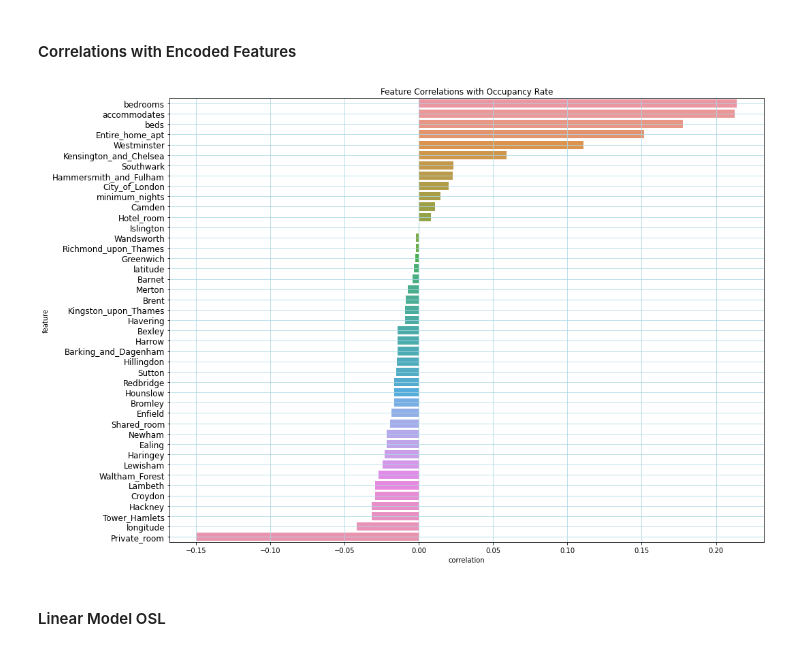
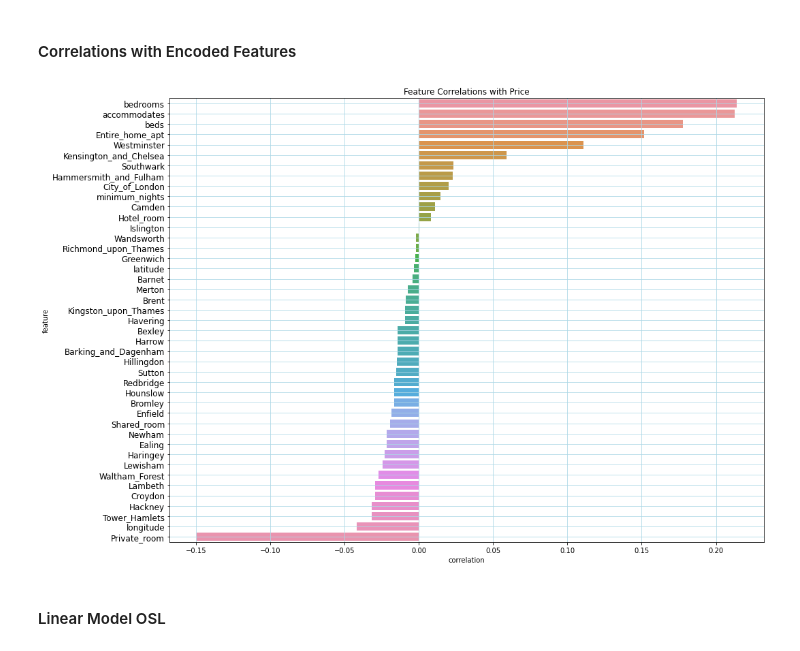
Before and after one commit to rreinhaus/airbnb_advice, a Jupyter notebook: notebooks/data_loading.ipynb, the cells around one changed output. Saved outputs shown, nothing was run; the diff lists cells and outputs as text; code cells hidden in the pictures.

```diff
--- a/notebooks/data_loading.ipynb
+++ b/notebooks/data_loading.ipynb
@@ -273,17 +269,17 @@ df_reg.head(5)
 # %%
 or_corr = pd.DataFrame(df_reg.corrwith(df_reg['price']).sort_values(ascending=False)).reset_index()
 or_corr.columns = ['feature', 'correlation'] # rename columns
 or_corr.drop(or_corr[or_corr['feature']=='price'].index,inplace=True)
 
 plt.figure(figsize=(15,10))
 sns.barplot(data=or_corr,x='correlation',y='feature')
-plt.title('Feature Correlations with Occupancy Rate', size=12)
+plt.title('Feature Correlations with Price', size=12)
 plt.yticks(size=12)
 plt.grid(color='lightblue')
 plt.tight_layout()
 plt.show()
 # %% [output]
-[figure, old version]
+[figure, new version]
 # %% [markdown]
 #### Linear Model OSL
 # %%
```
Also changed, not shown: parts of 16 cells of this notebook, 1 other file.
